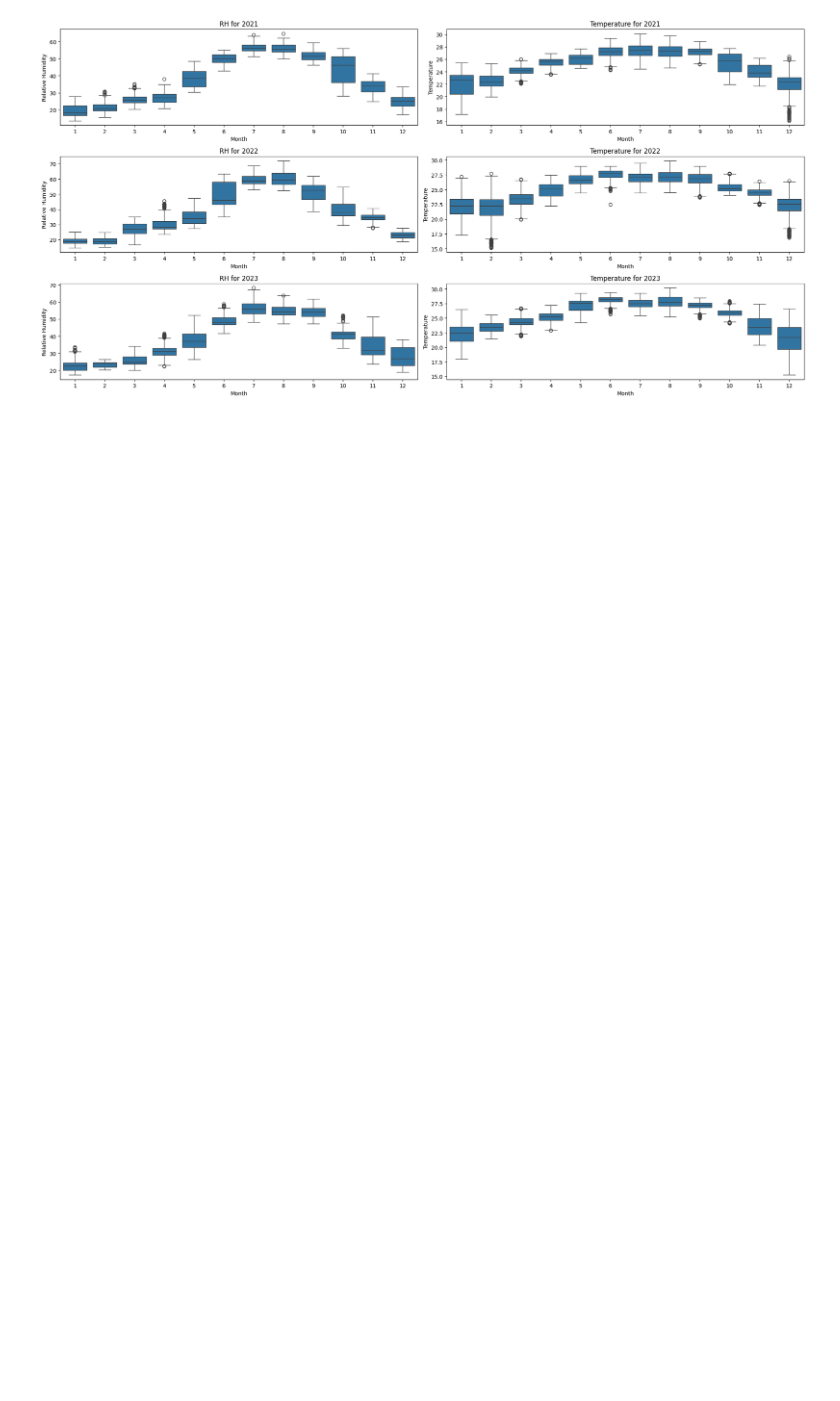
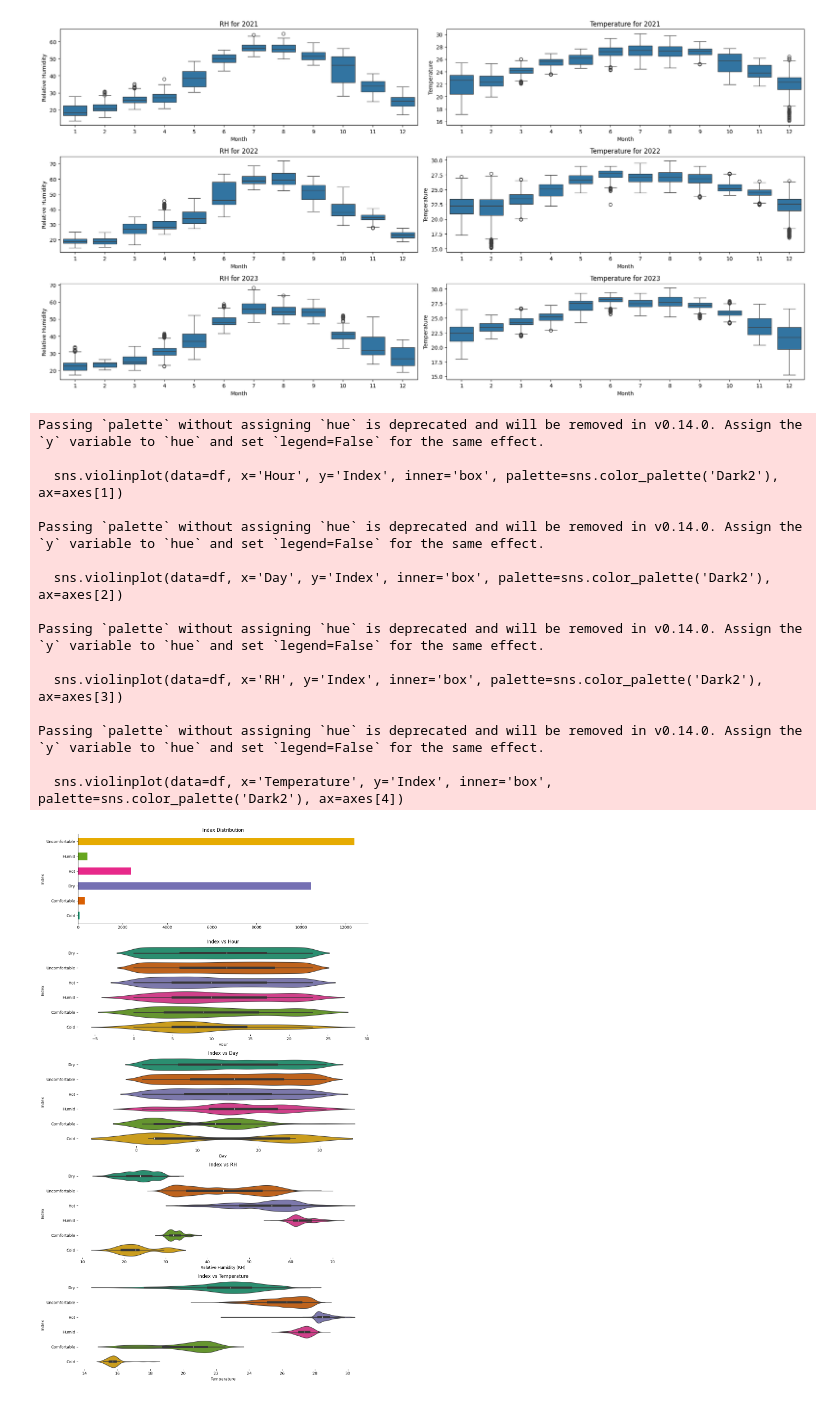
Before and after one commit to mshapna/EDA_Timeseries, a Jupyter notebook: EDA_Ver2.ipynb, the cells around one changed output. Saved outputs shown, nothing was run; the diff lists cells and outputs as text; code cells hidden in the pictures; blank space fills up the shorter version.

```diff
--- a/EDA_Ver2.ipynb
+++ b/EDA_Ver2.ipynb
@@ -324,3 +354,65 @@ plt.tight_layout()
 plt.show()
 # %% [output]
 [figure]
+# %%
+from matplotlib import pyplot as plt
+import seaborn as sns
+
+# Set up the subplots
+fig, axes = plt.subplots(nrows=5, ncols=1, figsize=(12, 20))
+
+# Plot 1: Index distribution
+df.groupby('Index').size().plot(kind='barh', color=sns.color_palette('Dark2'), ax=axes[0])
+axes[0].set_title('Index Distribution')
+axes[0].spines[['top', 'right']].set_visible(False)
+
+# Plot 2: Index vs Hour
+sns.violinplot(data=df, x='Hour', y='Index', inner='box', palette=sns.color_palette('Dark2'), ax=axes[1])
+axes[1].set_title('Index vs Hour')
+axes[1].set_xlabel('Hour')
+axes[1].set_ylabel('Index')
+sns.despine(top=True, right=True, bottom=True, left=True, ax=axes[1])
+
+# Plot 3: Index vs Day
+sns.violinplot(data=df, x='Day', y='Index', inner='box', palette=sns.color_palette('Dark2'), ax=axes[2])
+axes[2].set_title('Index vs Day')
+axes[2].set_xlabel('Day')
+axes[2].set_ylabel('Index')
+sns.despine(top=True, right=True, bottom=True, left=True, ax=axes[2])
+
+# Plot 4: Index vs RH
+sns.violinplot(data=df, x='RH', y='Index', inner='box', palette=sns.color_palette('Dark2'), ax=axes[3])
+axes[3].set_title('Index vs RH')
+axes[3].set_xlabel('Relative Humidity (RH)')
+axes[3].set_ylabel('Index')
+sns.despine(top=True, right=True, bottom=True, left=True, ax=axes[3])
+
+# Plot 5: Index vs Temperature
+sns.violinplot(data=df, x='Temperature', y='Index', inner='box', palette=sns.color_palette('Dark2'), ax=axes[4])
+axes[4].set_title('Index vs Temperature')
+axes[4].set_xlabel('Temperature')
+axes[4].set_ylabel('Index')
+sns.despine(top=True, right=True, bottom=True, left=True, ax=axes[4])
+
+# Adjust layout
+plt.tight_layout()
+
+# Show the combined plot
+plt.show()
+# %% [output]
+Passing `palette` without assigning `hue` is deprecated and will be removed in v0.14.0. Assign the `y` variable to `hue` and set `legend=False` for the same effect.
+
+  sns.violinplot(data=df, x='Hour', y='Index', inner='box', palette=sns.color_palette('Dark2'), ax=axes[1])
+
+Passing `palette` without assigning `hue` is deprecated and will be removed in v0.14.0. Assign the `y` variable to `hue` and set `legend=False` for the same effect.
+
+  sns.violinplot(data=df, x='Day', y='Index', inner='box', palette=sns.color_palette('Dark2'), ax=axes[2])
+
+Passing `palette` without assigning `hue` is deprecated and will be removed in v0.14.0. Assign the `y` variable to `hue` and set `legend=False` for the same effect.
+
+  sns.violinplot(data=df, x='RH', y='Index', inner='box', palette=sns.color_palette('Dark2'), ax=axes[3])
+
+Passing `palette` without assigning `hue` is deprecated and will be removed in v0.14.0. Assign the `y` variable to `hue` and set `legend=False` for the same effect.
+
+  sns.violinplot(data=df, x='Temperature', y='Index', inner='box', palette=sns.color_palette('Dark2'), ax=axes[4])
+[figure, added]
```
Also changed, not shown: parts of 4 cells of this notebook.
